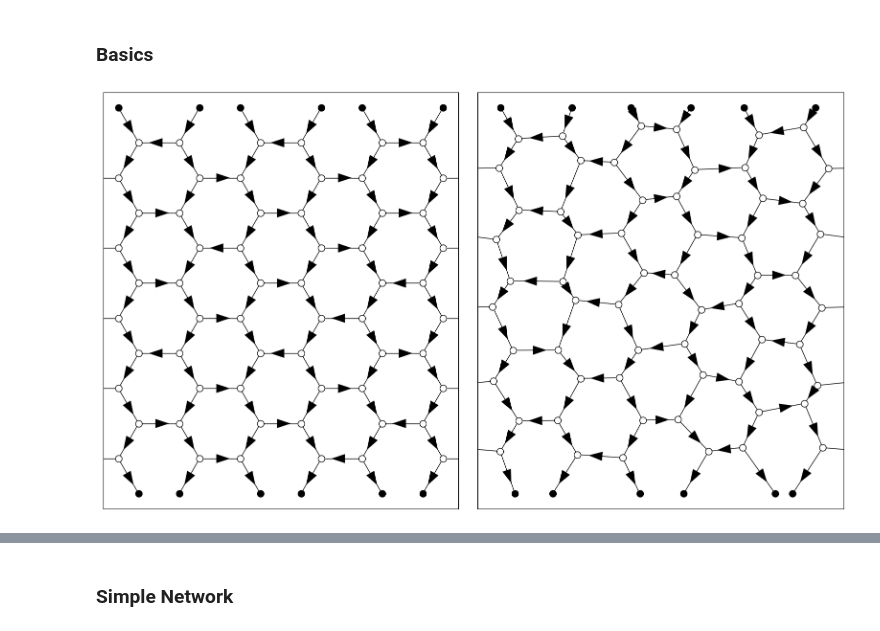
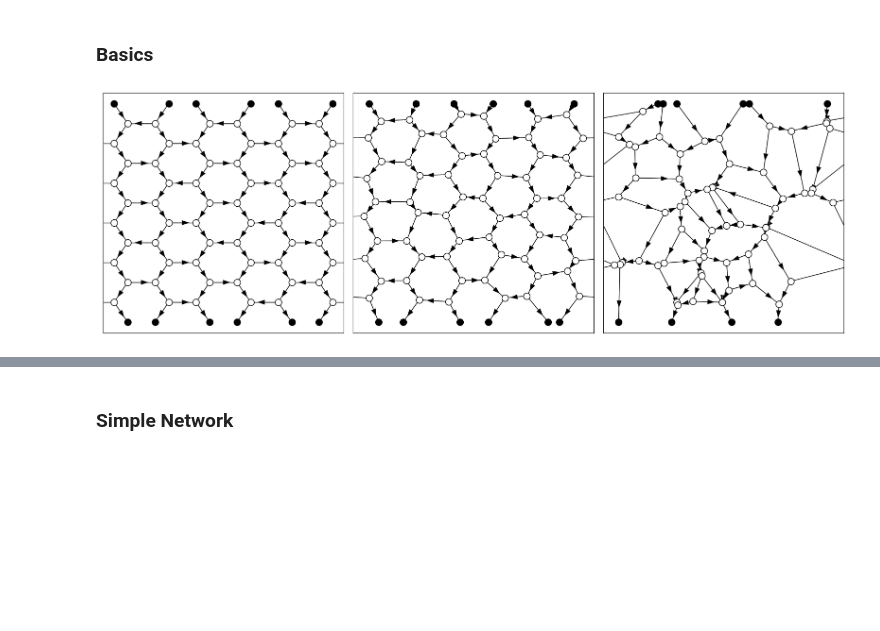
Before and after one commit to NathanKarst/NetworkTransitTimes, a Jupyter notebook: ttd_fig.ipynb, the cells around one changed output, grey strips where cells are left out. Saved outputs shown, nothing was run; the diff lists cells and outputs as text; code cells hidden in the pictures; blank space fills up the shorter version.

```diff
--- a/ttd_fig.ipynb
+++ b/ttd_fig.ipynb
@@ -173,11 +194,17 @@ class NetworkFigure(ManuscriptFigure):
     def __init__(self,network):
         super().__init__(network)
 
-    def plot(self,width=[],colors=[],directions=[],annotate=False,ms=10,node_colors=[]):
-        x_min = np.min(self.network.v[:,0])-0.25
-        x_max = np.max(self.network.v[:,0])+0.25
-        y_min = np.min(self.network.v[:,1])-0.25
-        y_max = np.max(self.network.v[:,1])+0.25
+    def plot(self,width=[],colors=[],directions=[],annotate=False,ms=10,node_colors=[],
+            x_min=0,x_max=1,y_min=0,y_max=1,
+            head_width=0.15):
+
+        eps = 0.05
+        x_min = np.min(self.network.v[:,0])-eps
+        x_max = np.max(self.network.v[:,0])+eps
+        y_min = np.min(self.network.v[:,1])-eps
+        y_max = np.max(self.network.v[:,1])+eps
+
+        head_width = (x_max - x_min)/50
         if len(colors) == 0: colors = len(self.network.e)*['k']
         if len(width) == 0: width = len(self.network.e)*[1]
         for i,edge in enumerate(self.network.e):
@@ -203,11 +230,11 @@ class NetworkFigure(ManuscriptFigure):
                 if directions[i] == 1:
                     if len(self.network.w):
                         if self.network.w[i] == 0:
-                            plt.arrow(x0,y0,3*(x1-x0)/4,3*(y1-y0)/4,color='k',head_width=.15,lw=0,length_includes_head=True)
+                            plt.arrow(x0,y0,3*(x1-x0)/4,3*(y1-y0)/4,color='k',head_width=head_width,lw=0,length_includes_head=True)
                 elif directions[i] == -1:
                     if len(self.network.w):
                         if self.network.w[i] == 0:
-                            plt.arrow(x1,y1,3*(x0-x1)/4,3*(y0-y1)/4,color='k',head_width=.15,lw=0,length_includes_head=True)
+                            plt.arrow(x1,y1,3*(x0-x1)/4,3*(y0-y1)/4,color='k',head_width=head_width,lw=0,length_includes_head=True)
 
             if annotate == True:
                 if self.network.w[i] == 0:
@@ -236,16 +263,16 @@ class NetworkFigure(ManuscriptFigure):
         plt.ylim(y_min, y_max)
 
 class NetworkComparison(ManuscriptFigure):
-    def __init__(self):
-        pass
+    def __init__(self,networks):
+        if isinstance(networks,Network):
+            self.networks = [networks]
+        else:
+            self.networks = networks
+        super().__init__(self.networks[0])
 
     def plot(self):
-        R = load('nm_6_neq_1000_regular')
-        P = load('nm_6_neq_1000_perturbed')
-
-        networks = [R,P]
-        fig, ax = plt.subplots(1,len(networks), figsize=(16,9))#,gridspec_kw={'width_ratios':[1,1.03]})
-        for i,N in enumerate(networks):
+        fig, ax = plt.subplots(1,len(self.networks), figsize=(16,9))
+        for i,N in enumerate(self.networks):
             F = NetworkFigure(N)
 
             node_colors = ['k' if i in list(N.exteriorNodes) else 'w' for i in range(N.nNodes)]
@@ -258,8 +285,8 @@ class NetworkComparison(ManuscriptFigure):
 
         plt.tight_layout()
 # %%
-F = NetworkComparison()
+F = NetworkComparison([R,P,V])
 F.plot()
 F.save('network_comparison')
 # %% [output]
-[figure, old version]
+[figure, new version]
```
Also changed, not shown: parts of 17 cells of this notebook, 1 other file.
